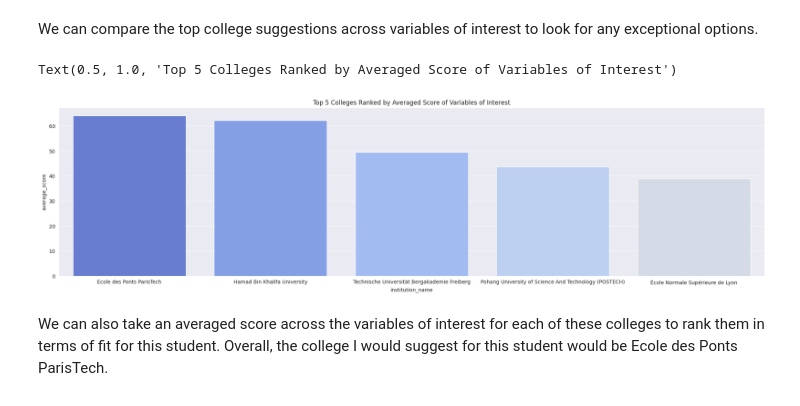
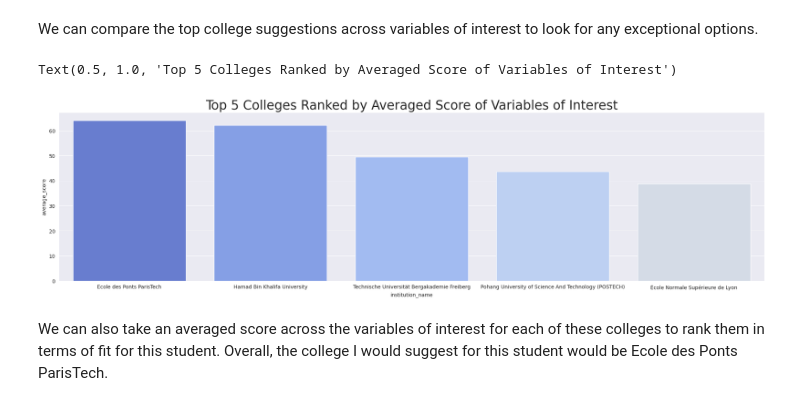
Before and after one commit to thezachdrake/UMD-INST760-Summer2024, a Jupyter notebook: notebooks/McNair-Notebook.ipynb, the cells around one changed output. Drawn from its saved outputs; the diff is of its cells as text; code cells hidden in the pictures.

```diff
--- a/notebooks/McNair-Notebook.ipynb
+++ b/notebooks/McNair-Notebook.ipynb
@@ -428,25 +428,25 @@ We can compare the top college suggestions across variables of interest to look
 # %%
 average_data['average_score'] = average_data.mean(axis=1)
 #long_data_nonnorm = average_data.reset_index().melt(id_vars='institution_name', var_name='Metric', value_name='Score')
 
 average_sort = average_data.sort_values(by='average_score', ascending=False)
 average_sort = average_sort.head(5)
 
-palette = sns.color_palette("coolwarm", 10)
+palette = sns.color_palette("coolwarm", 5)
 
 plt.figure(figsize=(25, 6))
 sns.barplot(
     x="institution_name",
     y="average_score",
     data=average_sort,
     estimator=sum,
     errorbar=None,
     hue='institution_name',
     palette=palette)
 
-plt.title("Top 5 Colleges Ranked by Averaged Score of Variables of Interest")
+plt.title("Top 5 Colleges Ranked by Averaged Score of Variables of Interest",fontsize=25)
 # %% [output]
 Text(0.5, 1.0, 'Top 5 Colleges Ranked by Averaged Score of Variables of Interest')
-[figure, old version]
+[figure, new version]
 # %% [markdown]
 We can also take an averaged score across the variables of interest for each of these colleges to rank them in terms of fit for this student. Overall, the college I would suggest for this student would be Ecole des Ponts ParisTech.
```
Also changed, not shown: parts of 3 cells of this notebook.
